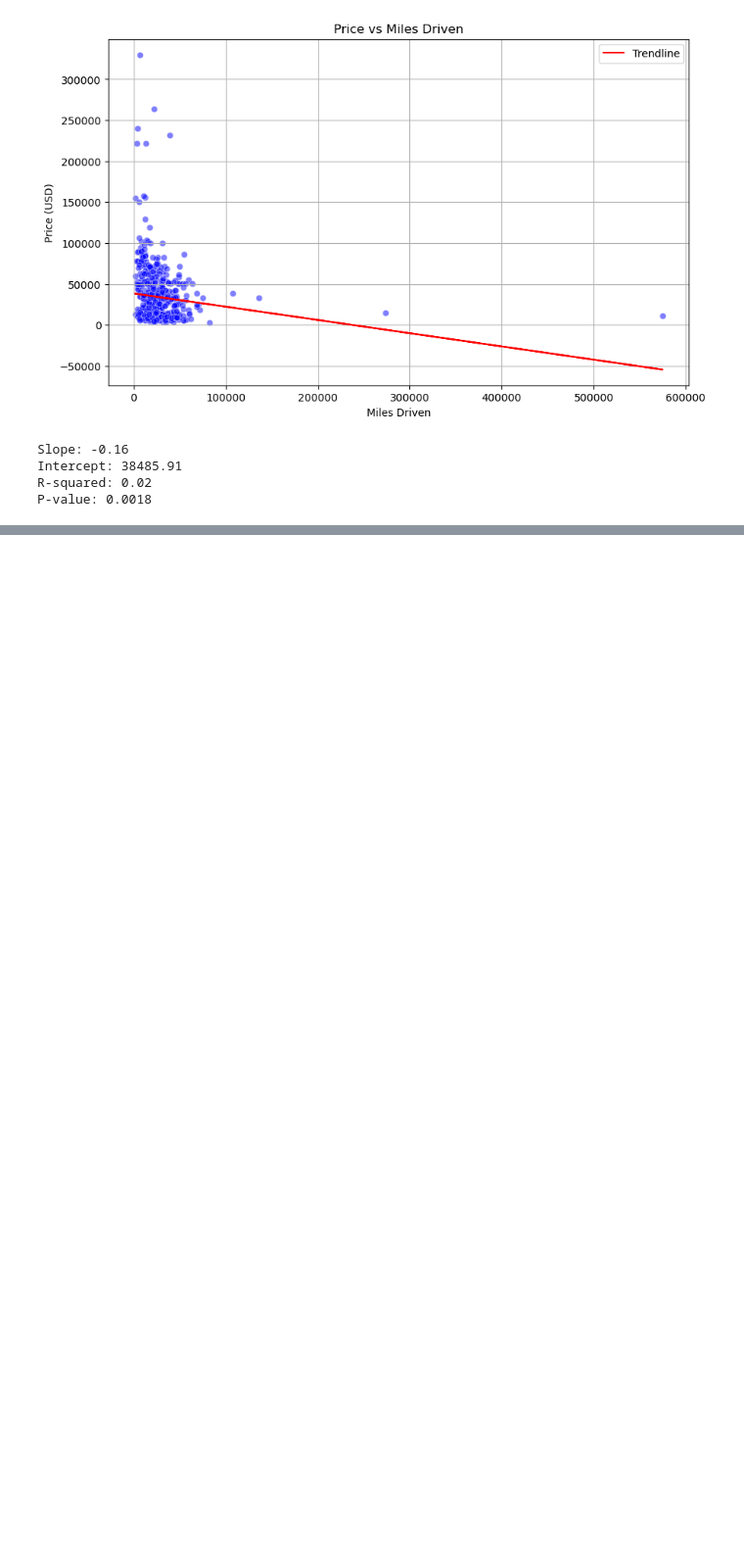
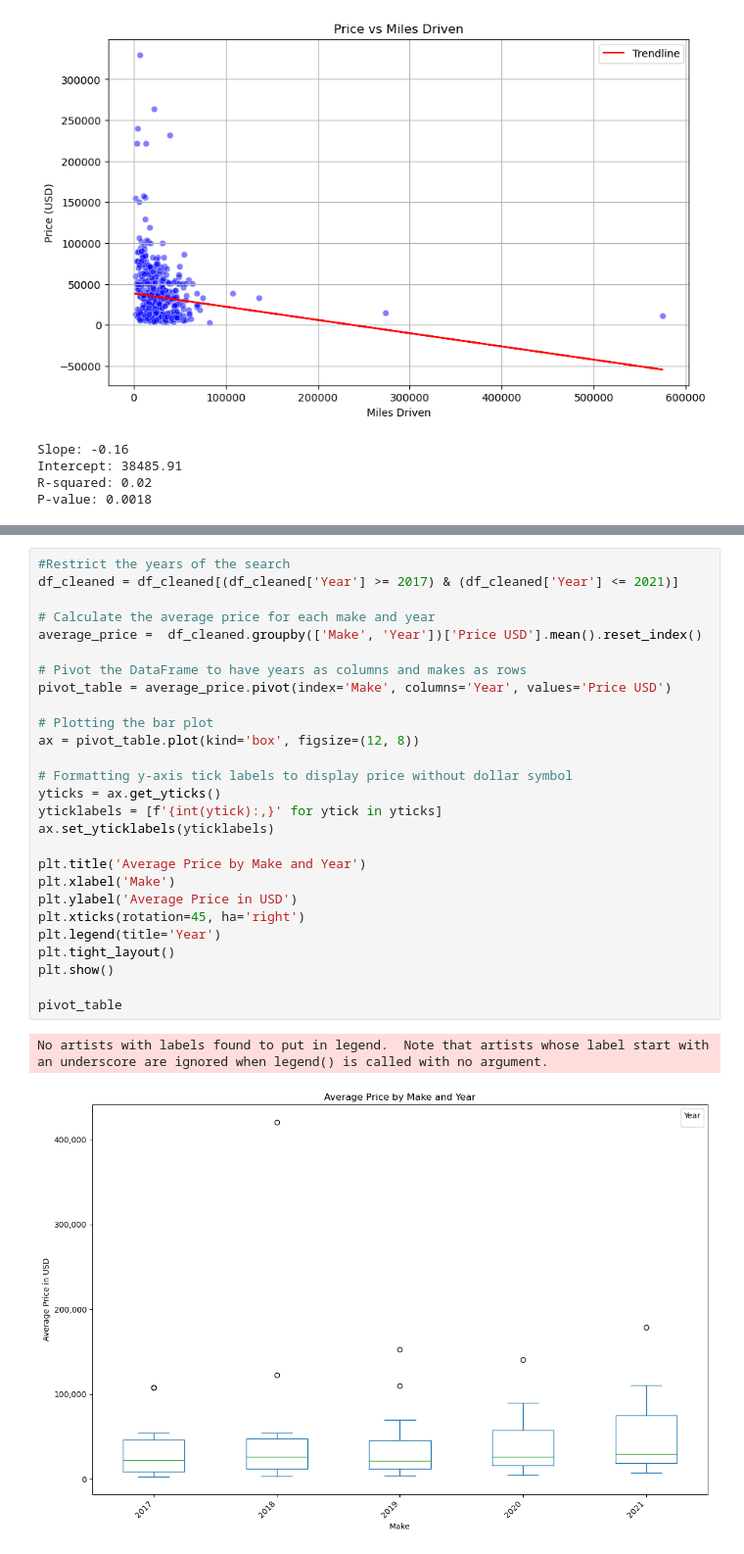
Before and after one commit to benfish426/project_1, a Jupyter notebook: Vehicle Value Analysis2.ipynb, the cells around one changed output, grey strips where cells are left out. Shown: that part at 98% size. Cells and saved outputs as stored; diff of their text form; blank space fills up the shorter version.

```diff
--- a/Vehicle Value Analysis2.ipynb
+++ b/Vehicle Value Analysis2.ipynb
@@ -427,0 +521,30 @@ P-value: 0.0018
+# %%
+#Restrict the years of the search
+df_cleaned = df_cleaned[(df_cleaned['Year'] >= 2017) & (df_cleaned['Year'] <= 2021)]
+
+# Calculate the average price for each make and year
+average_price =  df_cleaned.groupby(['Make', 'Year'])['Price USD'].mean().reset_index()
+
+# Pivot the DataFrame to have years as columns and makes as rows
+pivot_table = average_price.pivot(index='Make', columns='Year', values='Price USD')
+
+# Plotting the bar plot
+ax = pivot_table.plot(kind='box', figsize=(12, 8))
+
+# Formatting y-axis tick labels to display price without dollar symbol
+yticks = ax.get_yticks()
+yticklabels = [f'{int(ytick):,}' for ytick in yticks]
+ax.set_yticklabels(yticklabels)
+
+plt.title('Average Price by Make and Year')
+plt.xlabel('Make')
+plt.ylabel('Average Price in USD')
+plt.xticks(rotation=45, ha='right')
+plt.legend(title='Year')
+plt.tight_layout()
+plt.show()
+
+pivot_table
+# %% [output]
+No artists with labels found to put in legend.  Note that artists whose label start with an underscore are ignored when legend() is called with no argument.
+[figure, added]
```
Also changed, not shown: parts of 17 cells of this notebook.
